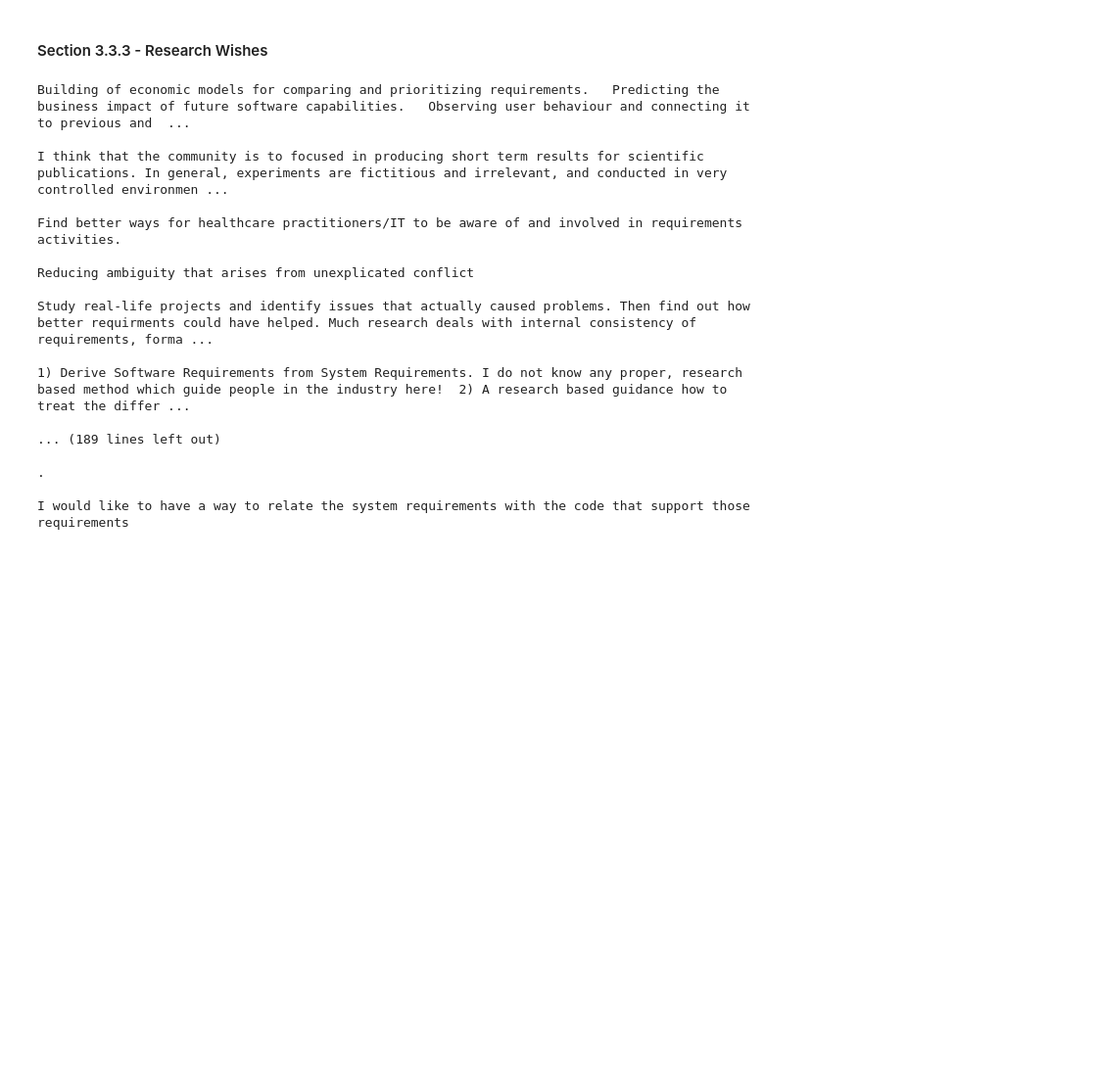
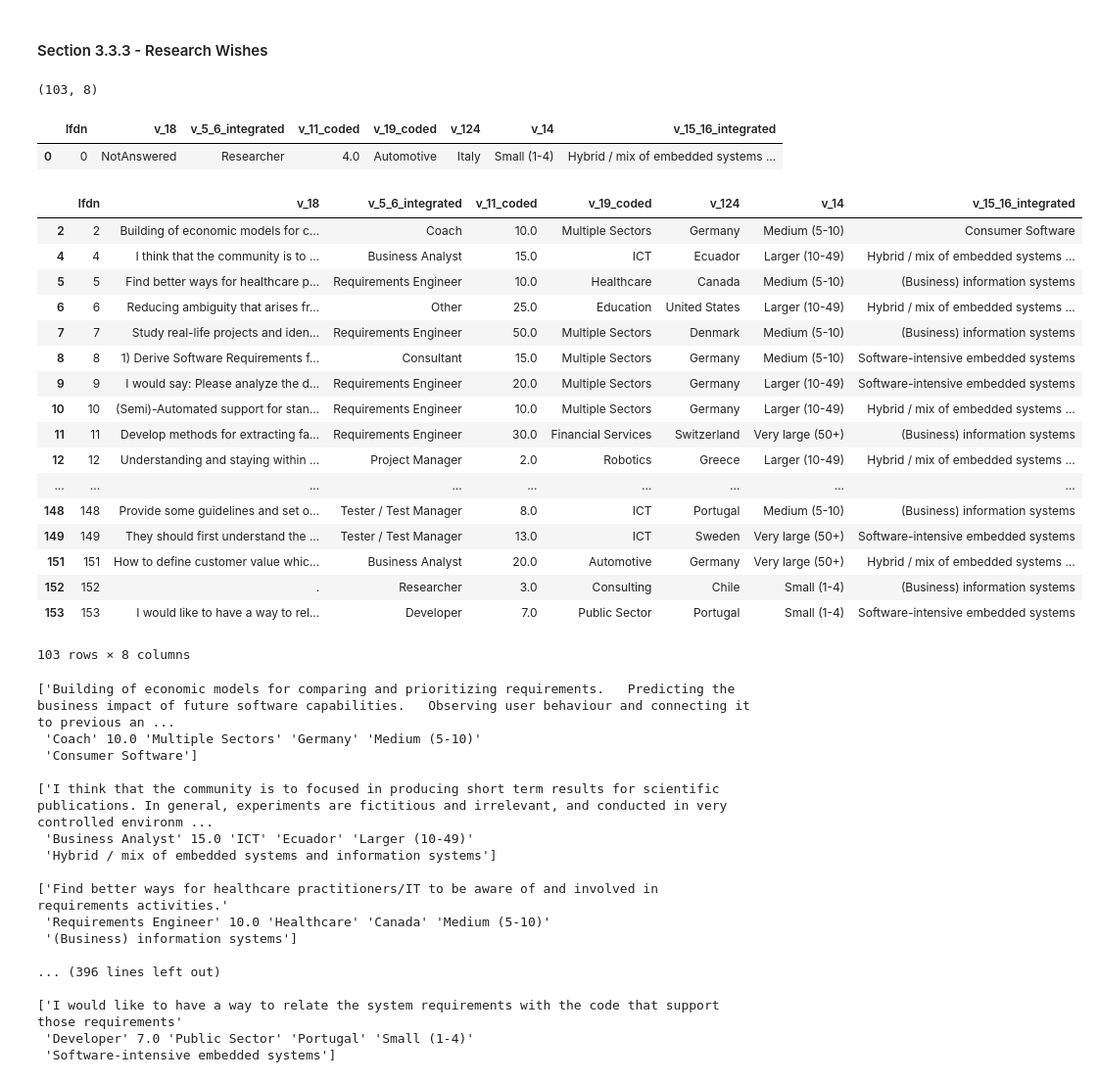
Before and after one commit to mendezfe/repract2018, a Jupyter notebook: notebooks/codedtruth/bsc-chapter-3-section-3.ipynb, the cells around one changed output. Shown at 98% size. Saved outputs shown, nothing was run; the diff lists cells and outputs as text; code cells hidden in the pictures; blank space fills up the shorter version.

Commit message:
added prelim info on research wishes

```diff
--- a/notebooks/codedtruth/bsc-chapter-3-section-3.ipynb
+++ b/notebooks/codedtruth/bsc-chapter-3-section-3.ipynb
@@ -120,24 +173,63 @@ array(['An experiment with students and practitioners on the use of a mobile too
 #### Section 3.3.3 - Research Wishes
 # %%
 wishes = dfdict['truth_overflow'][['lfdn', 'v_18']]
+# %%
+wishes_with_meta = wishes.merge(dfdict['truth_metadata'])[['lfdn', 'v_18',
+                                                          'v_5_6_integrated', # role
+                                                          'v_11_coded', # experience
+                                                          'v_19_coded', # sector
+                                                          'v_124', # country
+                                                          'v_14', # team size
+                                                          'v_15_16_integrated', # system
+                                                         ]]
+# %%
+wishes_with_meta[wishes_with_meta.v_18 != 'NotAnswered'].shape
+# %% [output]
+(103, 8)
+# %%
+wishes_with_meta.head(1)
+# %% [output]
+|  | lfdn | v_18 | v_5_6_integrated | v_11_coded | v_19_coded | v_124 | v_14 | v_15_16_integrated |
+| 0 | 0 | NotAnswered | Researcher | 4.0 | Automotive | Italy | Small (1-4) | Hybrid / mix of embedded systems ... |
+# %%
+wishes_with_meta[wishes_with_meta.v_18 != 'NotAnswered']
+# %% [output]
+|  | lfdn | v_18 | v_5_6_integrated | v_11_coded | v_19_coded | v_124 | v_14 | v_15_16_integrated |
+| 2 | 2 | Building of economic models for c... | Coach | 10.0 | Multiple Sectors | Germany | Medium (5-10) | Consumer Software |
+| 4 | 4 | I think that the community is to ... | Business Analyst | 15.0 | ICT | Ecuador | Larger (10-49) | Hybrid / mix of embedded systems ... |
+| 5 | 5 | Find better ways for healthcare p... | Requirements Engineer | 10.0 | Healthcare | Canada | Medium (5-10) | (Business) information systems |
+| 6 | 6 | Reducing ambiguity that arises fr... | Other | 25.0 | Education | United States | Larger (10-49) | Hybrid / mix of embedded systems ... |
+| 7 | 7 | Study real-life projects and iden... | Requirements Engineer | 50.0 | Multiple Sectors | Denmark | Medium (5-10) | (Business) information systems |
+| 8 | 8 | 1) Derive Software Requirements f... | Consultant | 15.0 | Multiple Sectors | Germany | Medium (5-10) | Software-intensive embedded systems |
+| 9 | 9 | I would say: Please analyze the d... | Requirements Engineer | 20.0 | Multiple Sectors | Germany | Larger (10-49) | Software-intensive embedded systems |
+| 10 | 10 | (Semi)-Automated support for stan... | Requirements Engineer | 10.0 | Multiple Sectors | Germany | Larger (10-49) | Hybrid / mix of embedded systems ... |
+| 11 | 11 | Develop methods for extracting fa... | Requirements Engineer | 30.0 | Financial Services | Switzerland | Very large (50+) | (Business) information systems |
+| 12 | 12 | Understanding and staying within ... | Project Manager | 2.0 | Robotics | Greece | Larger (10-49) | Hybrid / mix of embedded systems ... |
+| ... | ... | ... | ... | ... | ... | ... | ... | ... |
+| 148 | 148 | Provide some guidelines and set o... | Tester / Test Manager | 8.0 | ICT | Portugal | Medium (5-10) | (Business) information systems |
+| 149 | 149 | They should first understand the ... | Tester / Test Manager | 13.0 | ICT | Sweden | Very large (50+) | Software-intensive embedded systems |
+| 151 | 151 | How to define customer value whic... | Business Analyst | 20.0 | Automotive | Germany | Very large (50+) | Hybrid / mix of embedded systems ... |
+| 152 | 152 | . | Researcher | 3.0 | Consulting | Chile | Small (1-4) | (Business) information systems |
+| 153 | 153 | I would like to have a way to rel... | Developer | 7.0 | Public Sector | Portugal | Small (1-4) | Software-intensive embedded systems |
+103 rows × 8 columns
 # %%
-for x in wishes[wishes.v_18 != 'NotAnswered']['v_18'].values:
-    print(x, '\n')
+for row in wishes_with_meta[wishes_with_meta.v_18 != 'NotAnswered'].iterrows():
+    print(row[1][1:].values,'\n')
 # %% [output]
-Building of economic models for comparing and prioritizing requirements.   Predicting the business impact of future software capabilities.   Observing user behaviour and connecting it to previous and  ...
+['Building of economic models for comparing and prioritizing requirements.   Predicting the business impact of future software capabilities.   Observing user behaviour and connecting it to previous an ...
+ 'Coach' 10.0 'Multiple Sectors' 'Germany' 'Medium (5-10)'
+ 'Consumer Software']
 
-I think that the community is to focused in producing short term results for scientific publications. In general, experiments are fictitious and irrelevant, and conducted in very controlled environmen ...
+['I think that the community is to focused in producing short term results for scientific publications. In general, experiments are fictitious and irrelevant, and conducted in very controlled environm ...
+ 'Business Analyst' 15.0 'ICT' 'Ecuador' 'Larger (10-49)'
+ 'Hybrid / mix of embedded systems and information systems']
 
-Find better ways for healthcare practitioners/IT to be aware of and involved in requirements activities.
+['Find better ways for healthcare practitioners/IT to be aware of and involved in requirements activities.'
+ 'Requirements Engineer' 10.0 'Healthcare' 'Canada' 'Medium (5-10)'
+ '(Business) information systems']
 
-Reducing ambiguity that arises from unexplicated conflict
+... (396 lines left out)
 
-Study real-life projects and identify issues that actually caused problems. Then find out how better requirments could have helped. Much research deals with internal consistency of requirements, forma ...
-
-1) Derive Software Requirements from System Requirements. I do not know any proper, research based method which guide people in the industry here!  2) A research based guidance how to treat the differ ...
-
-... (189 lines left out)
-
-.
-
-I would like to have a way to relate the system requirements with the code that support those requirements
+['I would like to have a way to relate the system requirements with the code that support those requirements'
+ 'Developer' 7.0 'Public Sector' 'Portugal' 'Small (1-4)'
+ 'Software-intensive embedded systems']
```
Also changed, not shown: parts of 5 cells of this notebook.
